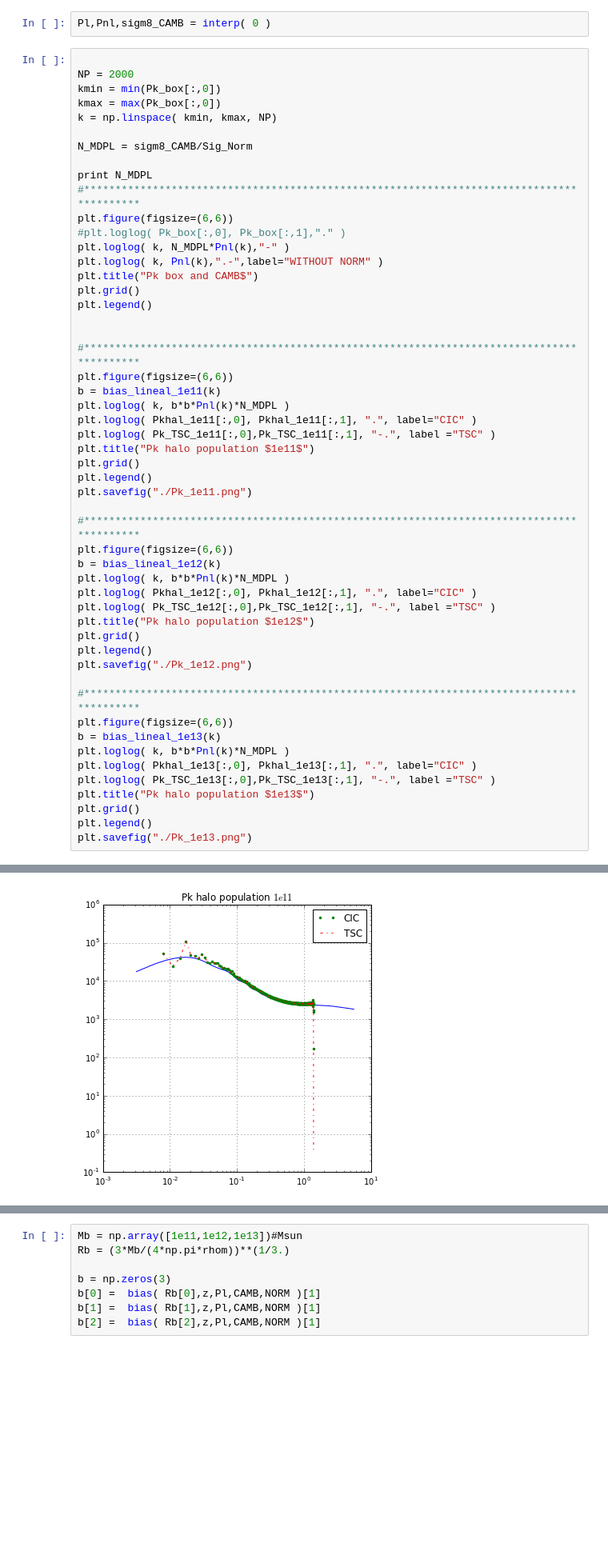
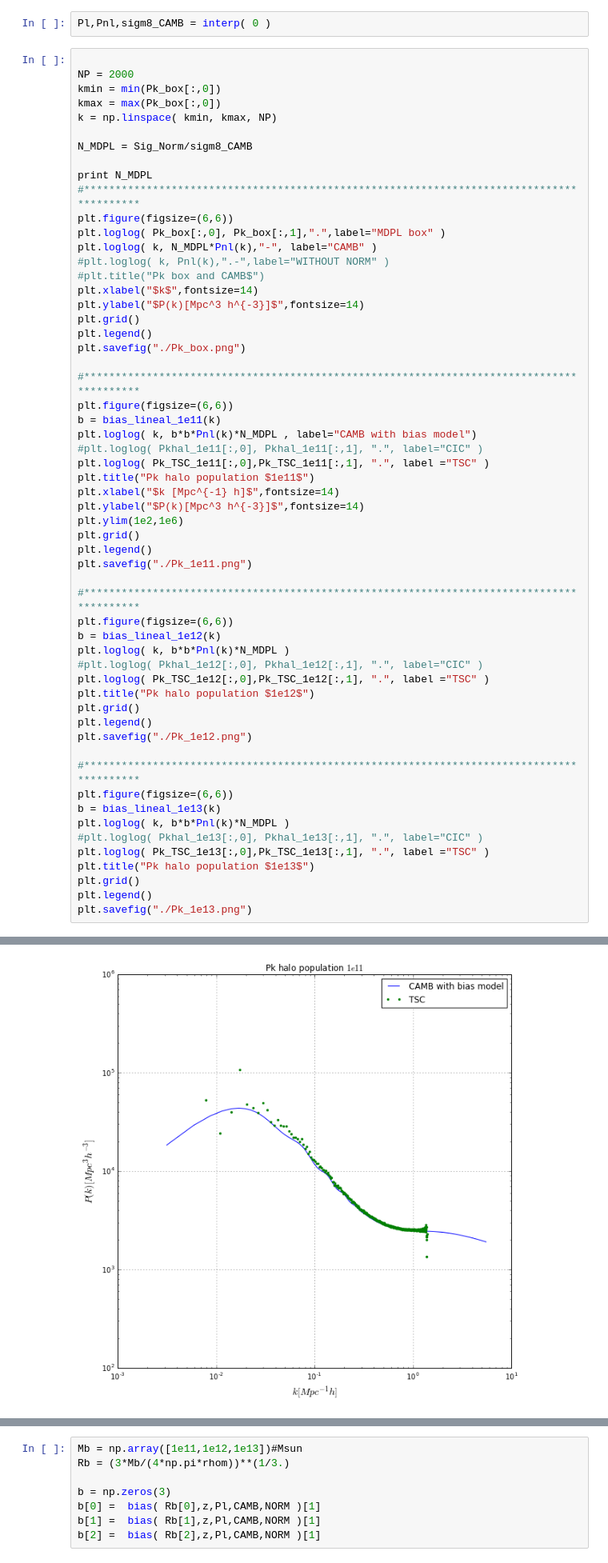
Before and after one commit to NATYML/Power-spectrum, a Jupyter notebook: CAMB/Bias.ipynb, the cells around one changed output, grey strips where cells are left out. Shown at 80% size. Drawn from its saved outputs; the diff is of its cells as text; blank space fills up the shorter version.

```diff
--- a/CAMB/Bias.ipynb
+++ b/CAMB/Bias.ipynb
@@ -507,26 +505,31 @@ kmin = min(Pk_box[:,0])
 kmax = max(Pk_box[:,0])
 k = np.linspace( kmin, kmax, NP)
 
-N_MDPL = sigm8_CAMB/Sig_Norm
+N_MDPL = Sig_Norm/sigm8_CAMB
 
 print N_MDPL
 #*****************************************************************************************
 plt.figure(figsize=(6,6))
-#plt.loglog( Pk_box[:,0], Pk_box[:,1],"." )
-plt.loglog( k, N_MDPL*Pnl(k),"-" )
-plt.loglog( k, Pnl(k),".-",label="WITHOUT NORM" )
-plt.title("Pk box and CAMB$")
+plt.loglog( Pk_box[:,0], Pk_box[:,1],".",label="MDPL box" )
+plt.loglog( k, N_MDPL*Pnl(k),"-", label="CAMB" )
+#plt.loglog( k, Pnl(k),".-",label="WITHOUT NORM" )
+#plt.title("Pk box and CAMB$")
+plt.xlabel("$k$",fontsize=14)
+plt.ylabel("$P(k)[Mpc^3 h^{-3}]$",fontsize=14)
 plt.grid()
 plt.legend()
-
+plt.savefig("./Pk_box.png")
 
 #*****************************************************************************************
 plt.figure(figsize=(6,6))
 b = bias_lineal_1e11(k)
-plt.loglog( k, b*b*Pnl(k)*N_MDPL )
-plt.loglog( Pkhal_1e11[:,0], Pkhal_1e11[:,1], ".", label="CIC" )
-plt.loglog( Pk_TSC_1e11[:,0],Pk_TSC_1e11[:,1], "-.", label ="TSC" )
+plt.loglog( k, b*b*Pnl(k)*N_MDPL , label="CAMB with bias model")
+#plt.loglog( Pkhal_1e11[:,0], Pkhal_1e11[:,1], ".", label="CIC" )
+plt.loglog( Pk_TSC_1e11[:,0],Pk_TSC_1e11[:,1], ".", label ="TSC" )
 plt.title("Pk halo population $1e11$")
+plt.xlabel("$k [Mpc^{-1} h]$",fontsize=14)
+plt.ylabel("$P(k)[Mpc^3 h^{-3}]$",fontsize=14)
+plt.ylim(1e2,1e6)
 plt.grid()
 plt.legend()
 plt.savefig("./Pk_1e11.png")
@@ -535,8 +538,8 @@ plt.savefig("./Pk_1e11.png")
 plt.figure(figsize=(6,6))
 b = bias_lineal_1e12(k)
 plt.loglog( k, b*b*Pnl(k)*N_MDPL )
-plt.loglog( Pkhal_1e12[:,0], Pkhal_1e12[:,1], ".", label="CIC" )
-plt.loglog( Pk_TSC_1e12[:,0],Pk_TSC_1e12[:,1], "-.", label ="TSC" )
+#plt.loglog( Pkhal_1e12[:,0], Pkhal_1e12[:,1], ".", label="CIC" )
+plt.loglog( Pk_TSC_1e12[:,0],Pk_TSC_1e12[:,1], ".", label ="TSC" )
 plt.title("Pk halo population $1e12$")
 plt.grid()
 plt.legend()
@@ -546,8 +549,8 @@ plt.savefig("./Pk_1e12.png")
 plt.figure(figsize=(6,6))
 b = bias_lineal_1e13(k)
 plt.loglog( k, b*b*Pnl(k)*N_MDPL )
-plt.loglog( Pkhal_1e13[:,0], Pkhal_1e13[:,1], ".", label="CIC" )
-plt.loglog( Pk_TSC_1e13[:,0],Pk_TSC_1e13[:,1], "-.", label ="TSC" )
+#plt.loglog( Pkhal_1e13[:,0], Pkhal_1e13[:,1], ".", label="CIC" )
+plt.loglog( Pk_TSC_1e13[:,0],Pk_TSC_1e13[:,1], ".", label ="TSC" )
 plt.title("Pk halo population $1e13$")
 plt.grid()
 plt.legend()
@@ -558 +561 @@ plt.savefig("./Pk_1e13.png")
-[figure, old version]
+[figure, new version]
```
Also changed, not shown: parts of 2 cells of this notebook, 9 other files.
